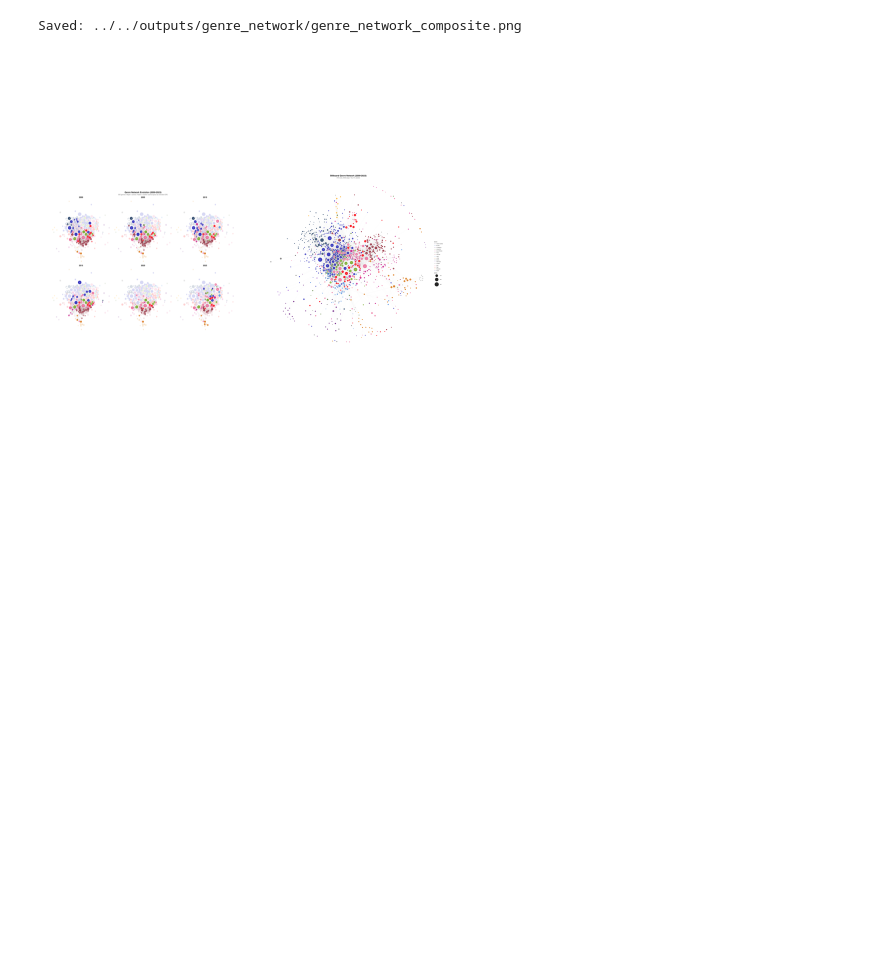
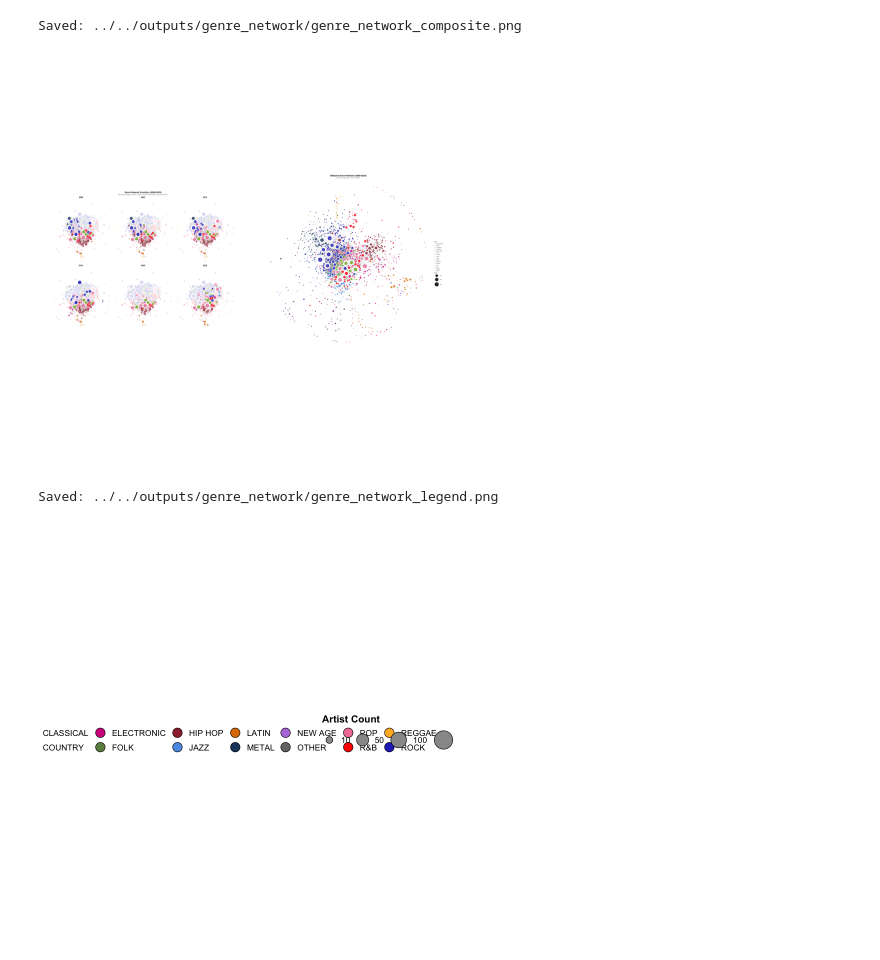
Before and after one commit to klorine28/datasci-vis, a Jupyter notebook: analysis and vizualisation/analysis/genre_analysis.ipynb, the cells around one changed output. Drawn from its saved outputs; the diff is of its cells as text; code cells hidden in the pictures; blank space fills up the shorter version.

```diff
--- a/analysis and vizualisation/analysis/genre_analysis.ipynb
+++ b/analysis and vizualisation/analysis/genre_analysis.ipynb
@@ -2451,3 +2451,77 @@ composite
 # %% [output]
 Saved: ../../outputs/genre_network/genre_network_composite.png
 [figure]
+# %%
+# Extract legend as separate PNG (horizontal, compact)
+library(ggplot2)
+library(cowplot)
+
+# Macro genre colors - ordered by category
+macro_genre_colors <- c(
+  'POP' = '#f180a6ff', 'R&B' = '#FF0800', 'HIP HOP' = '#9D2A3A',
+  'ROCK' = '#2832C2', 'METAL' = '#1F456E', 'COUNTRY' = '#7bac21ff',
+  'FOLK' = '#6B8E4E', 'LATIN' = '#E07B00', 'REGGAE' = '#FFB627',
+  'ELECTRONIC' = '#d31f8eff', 'JAZZ' = '#5C9CE6', 'BLUES' = '#1565C0',
+  'CLASSICAL' = '#7B2D8E', 'NEW AGE' = '#B57EDC', 'AVANT-GARDE' = '#4A235A',
+  'OTHER' = '#757575'
+)
+
+# Set factor order to preserve our ordering
+genre_order <- names(macro_genre_colors)
+
+legend_data <- data.frame(
+  x = 1:16,
+  y = 1:16,
+  genre = factor(names(macro_genre_colors), levels = genre_order),
+  artist_count = c(150, 120, 100, 80, 70, 60, 50, 45, 40, 35, 30, 25, 20, 15, 10, 5)
+)
+
+# Color legend (horizontal, 2 rows)
+p_color <- ggplot(legend_data, aes(x, y, fill = genre)) +
+  geom_point(size = 6, shape = 21, stroke = 0.5) +
+  scale_fill_manual(values = macro_genre_colors, name = "Macro Genre", breaks = genre_order) +
+  theme_void() +
+  theme(
+    legend.title = element_text(face = "bold", size = 11),
+    legend.text = element_text(size = 9),
+    legend.margin = margin(0, 0, 0, 0),
+    legend.box.margin = margin(0, 0, 0, 0)
+  ) +
+  guides(fill = guide_legend(nrow = 2, override.aes = list(size = 4)))
+
+# Size legend (horizontal)
+p_size <- ggplot(legend_data, aes(x, y, size = artist_count)) +
+  geom_point(shape = 21, fill = "gray60", stroke = 0.5) +
+  scale_size_continuous(name = "Artist Count", range = c(2, 8),
+                        breaks = c(10, 50, 100, 150)) +
+  theme_void() +
+  theme(
+    legend.title = element_text(face = "bold", size = 11),
+    legend.text = element_text(size = 9),
+    legend.margin = margin(0, 0, 0, 0),
+    legend.box.margin = margin(0, 0, 0, 0)
+  ) +
+  guides(size = guide_legend(nrow = 1))
+
+# Extract legends
+legend_color <- get_legend(p_color)
+legend_size <- get_legend(p_size)
+
+# Combine horizontally with less spacing
+combined_legend <- plot_grid(
+  legend_color,
+  legend_size,
+  nrow = 1,
+  rel_widths = c(1, 0.35),
+  align = "h"
+)
+
+# Save - tighter dimensions
+output_path <- "../../outputs/genre_network/genre_network_legend.png"
+ggsave(output_path, combined_legend, width = 11, height = 1.5, dpi = 300, bg = "white")
+
+cat("Saved:", output_path, "\n")
+plot(combined_legend)
+# %% [output]
+Saved: ../../outputs/genre_network/genre_network_legend.png
+[figure, added]
```
Also changed, not shown: parts of 1 cell of this notebook, 1 other file.
